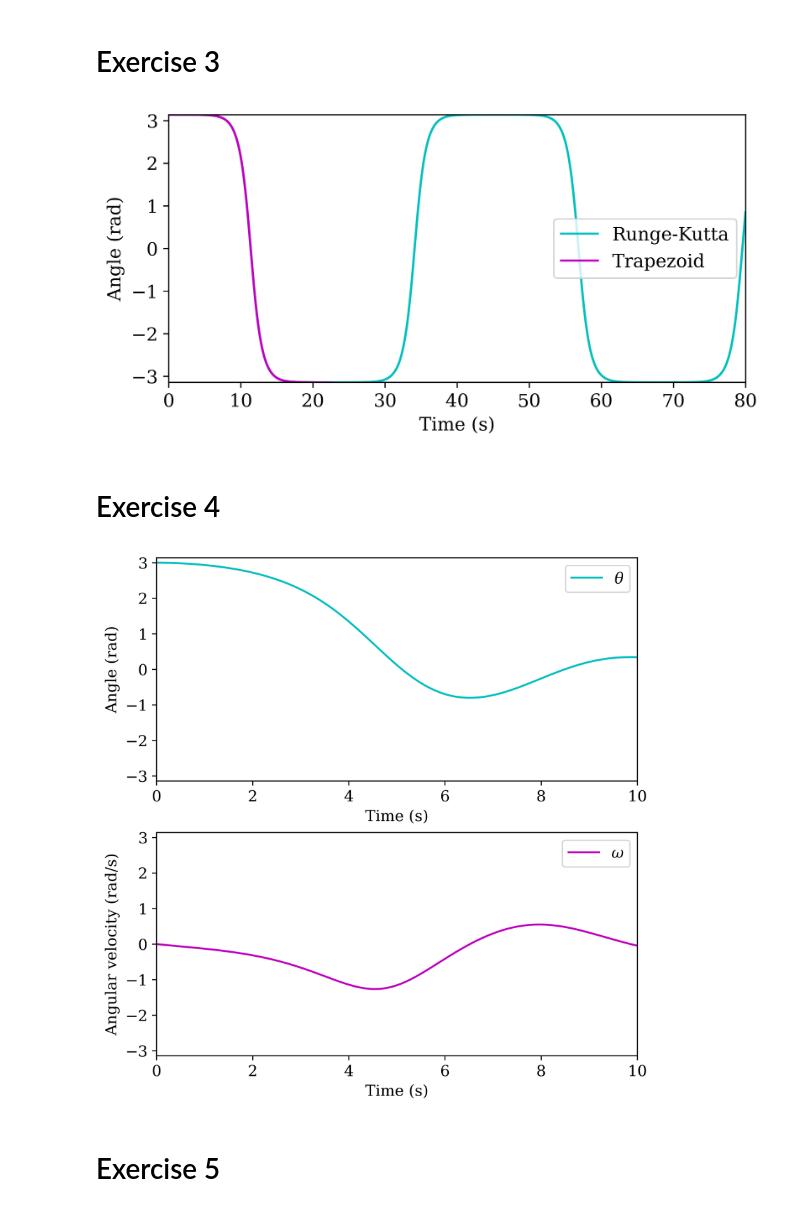
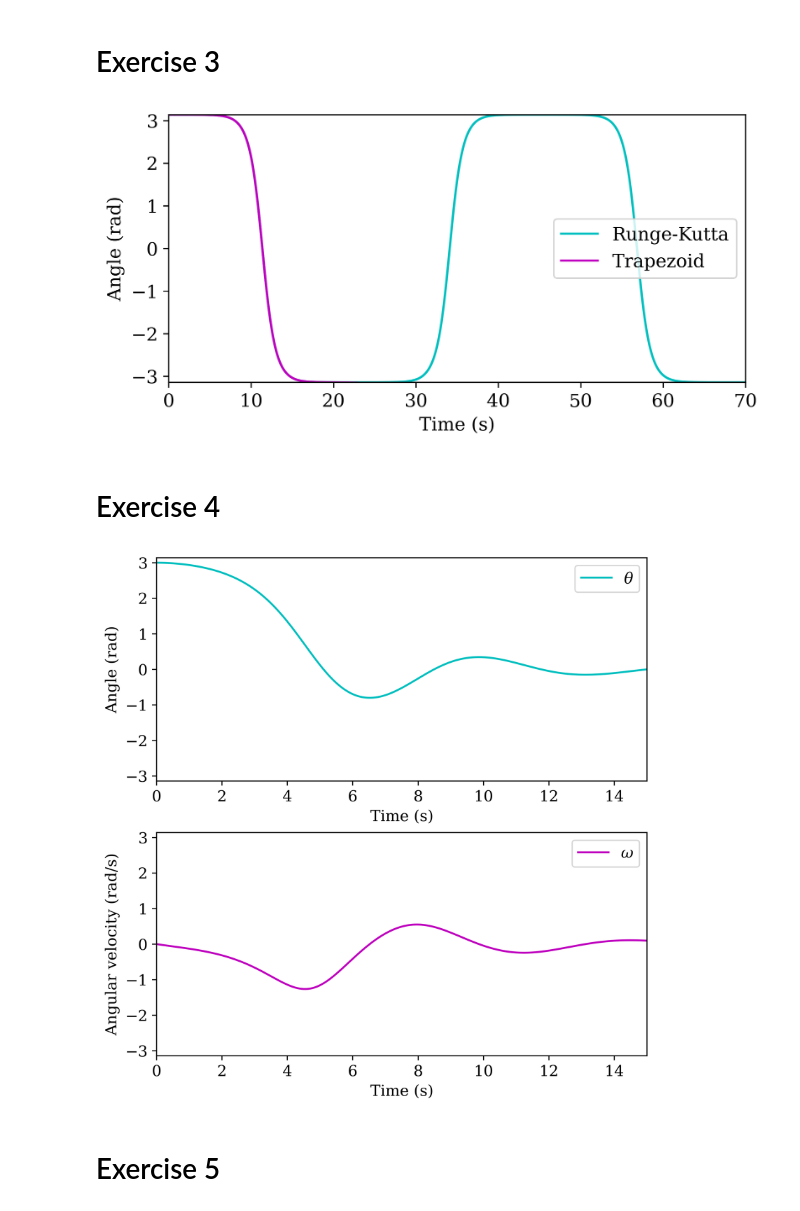
Before and after one commit to aga-nowak/SF-Computational-Labs, a Jupyter notebook: Lab2.ipynb, the cells around one changed output. Drawn from its saved outputs; the diff is of its cells as text; code cells hidden in the pictures.

```diff
--- a/Lab2.ipynb
+++ b/Lab2.ipynb
@@ -205,58 +205,58 @@ def runge_kutta(theta, omega, t, **kwargs):
   k2b = dt * f(theta + k1a/2, omega + k1b/2, t + dt/2, **kwargs)
 
   k3a = dt * (omega + k2b/2)
   k3b = dt * f(theta + k2a/2, omega + k2b/2, t + dt/2, **kwargs)
 
   k4a = dt * (omega + k3b)
   k4b = dt * f(theta + k3a, omega + k3b, t + dt, **kwargs)
 
   theta += (k1a + 2 * k2a + 2 * k3a + k4a) / 6
   omega += (k1b + 2 * k2b + 2 * k3b + k4b) / 6
   t += dt
 
   if kwargs.get('angle_wrap', False):
     theta = limit(theta, kwargs.get('shift', 0.0))
 
   return theta, omega, t
 
 
 theta = 3.1415
 omega = 0.0
 
-thetas, _, nsteps = swing(theta, omega, f=nonlinear_f, nsteps=8000)
+thetas, _, nsteps = swing(theta, omega, f=nonlinear_f, nsteps=7000)
 thetas_rk, _, _ = swing(theta, omega, integration=runge_kutta,
-                        nsteps=8000)
+                        nsteps=7000)
 
 fig, ax = plt.subplots(figsize=(6, 3), constrained_layout=True, dpi=384)
 
 plot(ax, time(nsteps), thetas_rk, thetas,
-     labels=['Runge-Kutta', 'Trapezoid'], xlim=(0,80))
+     labels=['Runge-Kutta', 'Trapezoid'], xlim=(0,70))
 
 plt.savefig('integration.png', bbox_inches='tight')
 plt.show()
 # %% [output]
-[figure, old version]
+[figure, new version]
 # %% [markdown]
 # Exercise 4
 # %%
 theta = 3.0
 omega = 0.0
 
-thetas, omegas, nsteps = swing(theta, omega, k=0.5,
+thetas, omegas, nsteps = swing(theta, omega, k=0.5, nsteps=1500,
                                integration=runge_kutta)
 
 fig, axs = plt.subplots(2, 1, figsize=(6, 6), constrained_layout=True,
                         dpi=384)
 
-plot(axs[0], time(nsteps), thetas, xlim=(0,10), ylim=(-np.pi,np.pi))
+plot(axs[0], time(nsteps), thetas, xlim=(0,15), ylim=(-np.pi,np.pi))
 
-plot(axs[1], time(nsteps), omegas, labels=['$ω$'], cs=['m'], xlim=(0,10),
+plot(axs[1], time(nsteps), omegas, labels=['$ω$'], cs=['m'], xlim=(0,15),
      ylabel='Angular velocity (rad/s)')
 
 plt.savefig('damped.png', bbox_inches='tight')
 plt.show()
 # %% [output]
-[figure, old version]
+[figure, new version]
 # %% [markdown]
 # Exercise 5
 # %%
```
